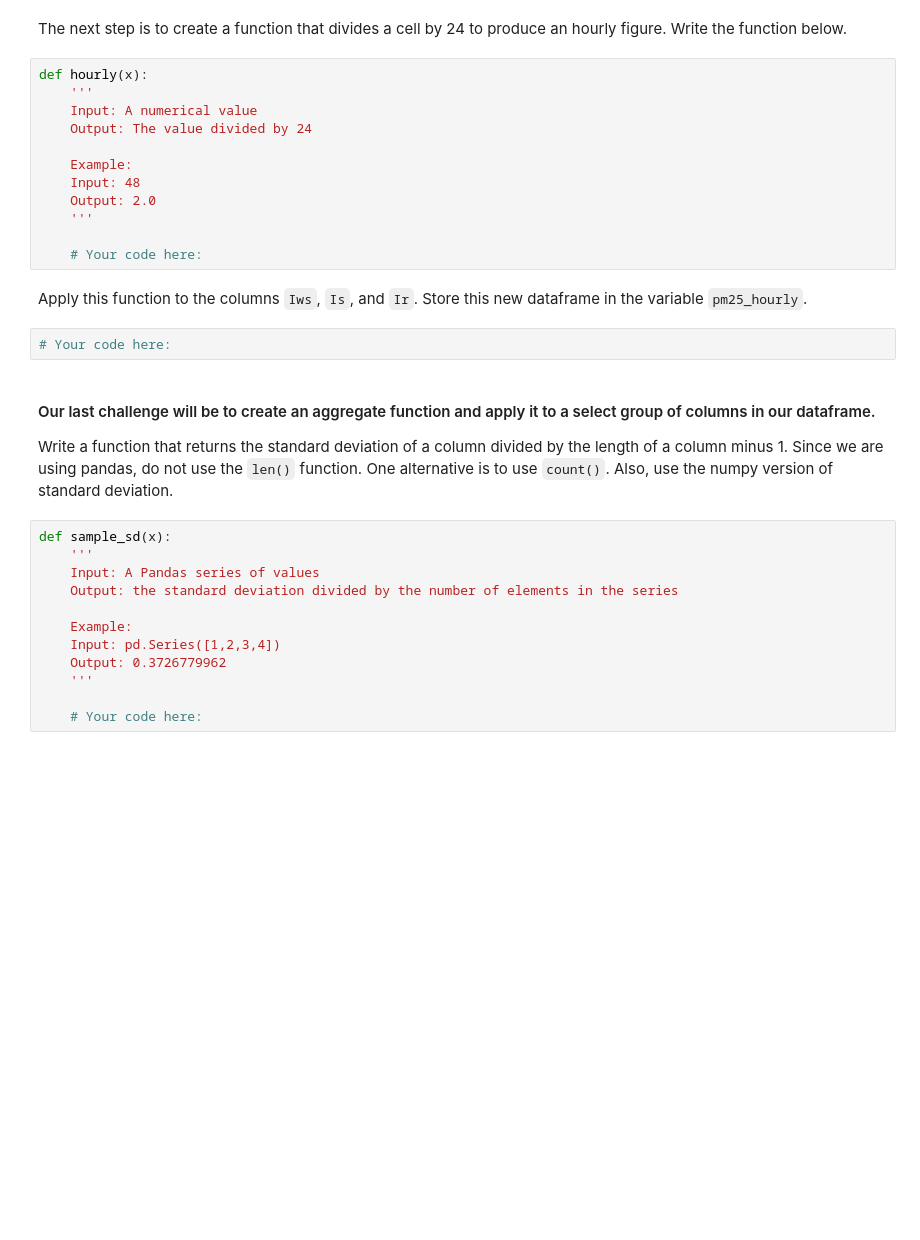
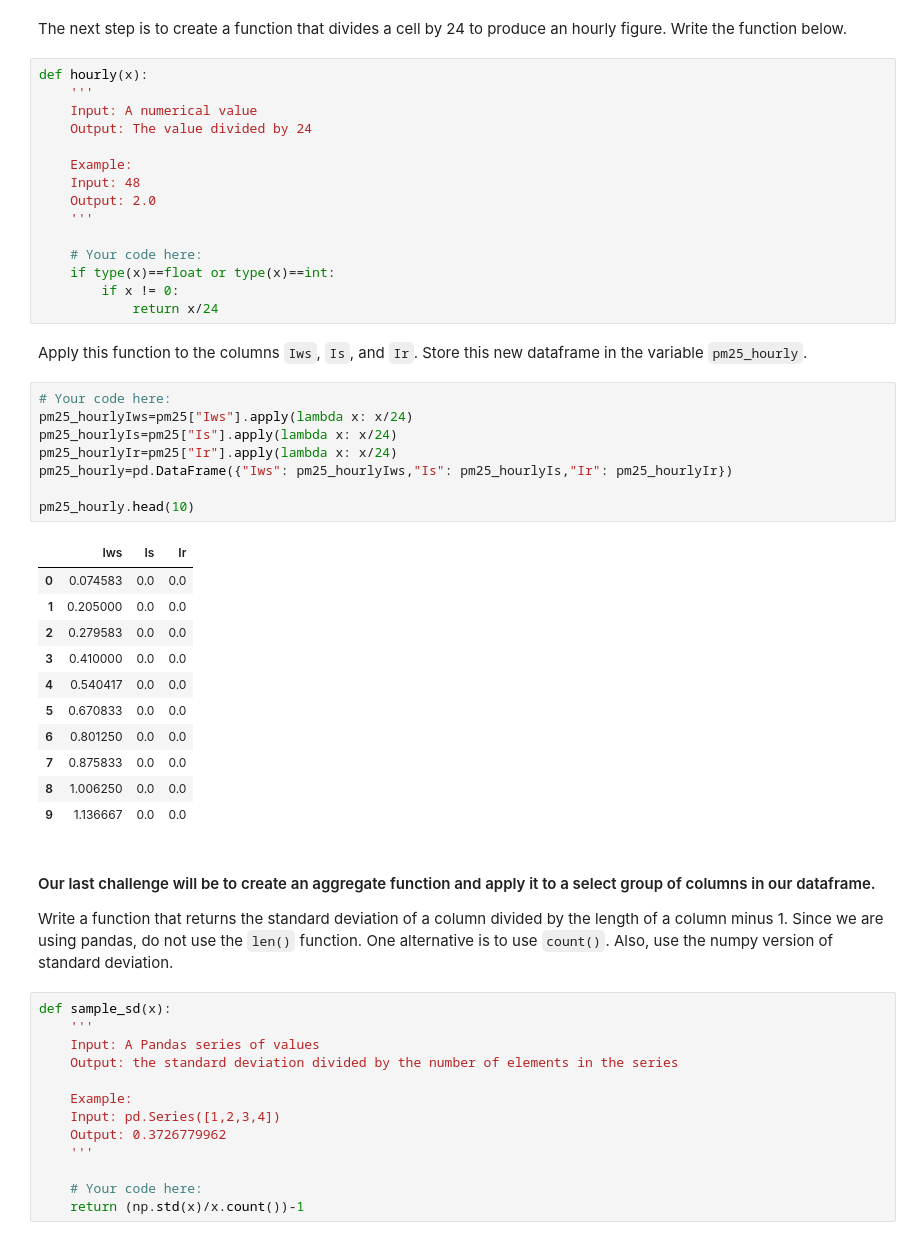
Before and after one commit to evitry/ironhack-datalabs-dataparis0619-pt, a Jupyter notebook: module-1/lab-map-reduce-filter/your-code/main.ipynb, the cells around one changed output. Cells and saved outputs as stored; diff of their text form; blank space fills up the shorter version.

```diff
--- a/module-1/lab-map-reduce-filter/your-code/main.ipynb
+++ b/module-1/lab-map-reduce-filter/your-code/main.ipynb
@@ -156,10 +229,31 @@ def hourly(x):
     '''
 
     # Your code here:
+    if type(x)==float or type(x)==int:
+        if x != 0:
+            return x/24
 # %% [markdown]
 Apply this function to the columns `Iws`, `Is`, and `Ir`. Store this new dataframe in the variable `pm25_hourly`.
-# %%
-# Your code here:
+# %%
+# Your code here:
+pm25_hourlyIws=pm25["Iws"].apply(lambda x: x/24)
+pm25_hourlyIs=pm25["Is"].apply(lambda x: x/24)
+pm25_hourlyIr=pm25["Ir"].apply(lambda x: x/24)
+pm25_hourly=pd.DataFrame({"Iws": pm25_hourlyIws,"Is": pm25_hourlyIs,"Ir": pm25_hourlyIr})
+
+pm25_hourly.head(10)
+# %% [output]
+|  | Iws | Is | Ir |
+| 0 | 0.074583 | 0.0 | 0.0 |
+| 1 | 0.205000 | 0.0 | 0.0 |
+| 2 | 0.279583 | 0.0 | 0.0 |
+| 3 | 0.410000 | 0.0 | 0.0 |
+| 4 | 0.540417 | 0.0 | 0.0 |
+| 5 | 0.670833 | 0.0 | 0.0 |
+| 6 | 0.801250 | 0.0 | 0.0 |
+| 7 | 0.875833 | 0.0 | 0.0 |
+| 8 | 1.006250 | 0.0 | 0.0 |
+| 9 | 1.136667 | 0.0 | 0.0 |
 # %% [markdown]
 #### Our last challenge will be to create an aggregate function and apply it to a select group of columns in our dataframe.
 
@@ -176,3 +270,4 @@ def sample_sd(x):
     '''
 
     # Your code here:
+    return (np.std(x)/x.count())-1
```
Also changed, not shown: parts of 20 cells of this notebook, 11 other files.
